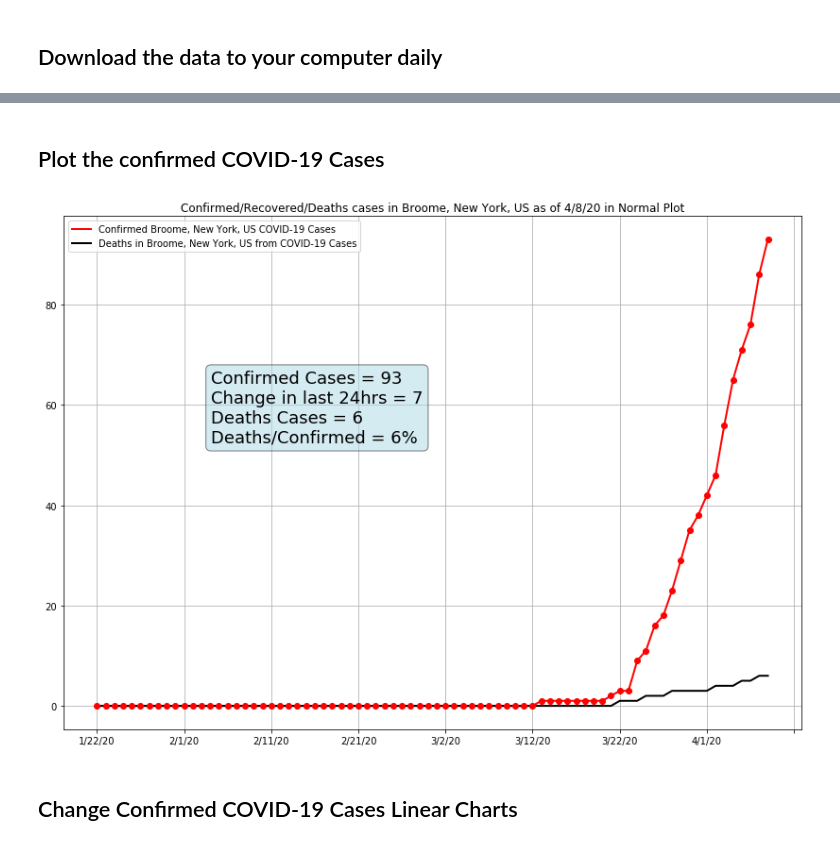
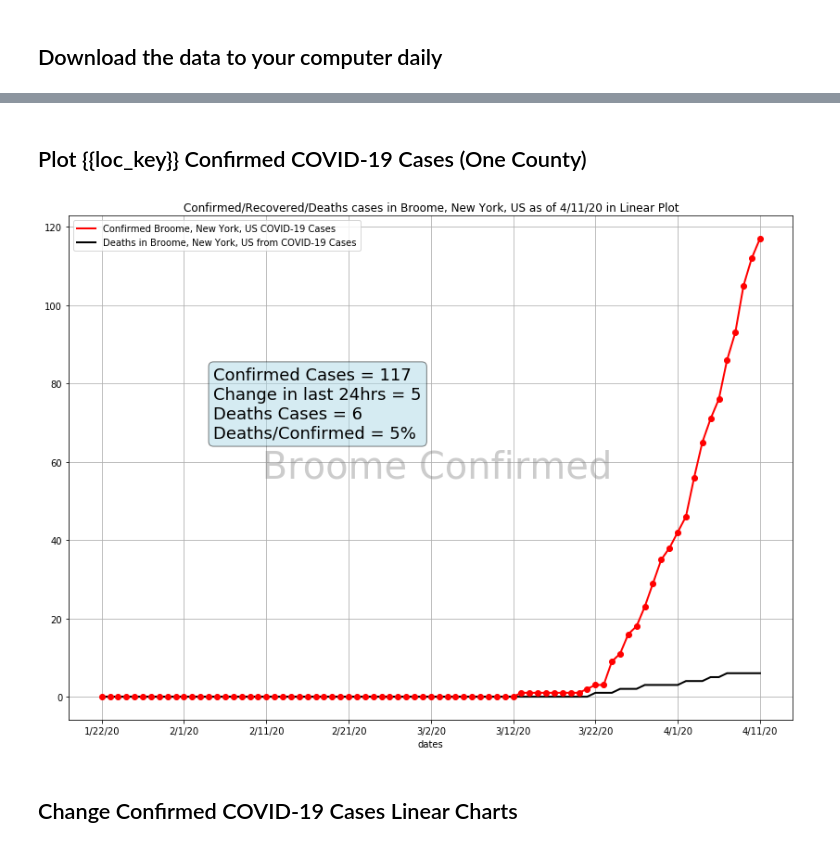
Before and after one commit to sabawi/COVID-19-R-NAUGHT, a Jupyter notebook: covid-19-r-naught-US-States.ipynb, the cells around one changed output, grey strips where cells are left out. Cells and saved outputs as stored; diff of their text form; code cells hidden in the pictures.

```diff
--- a/covid-19-r-naught-US-States.ipynb
+++ b/covid-19-r-naught-US-States.ipynb
@@ -93,34 +263,44 @@ us_df_deaths_cum = pd.DataFrame(usa_deaths[dates].sum(), columns=[colname_deaths
 # %% [markdown]
-## Plot the confirmed COVID-19 Cases
+## Plot {{loc_key}} Confirmed COVID-19 Cases (One County)
 # %%
 ## Plot the raw data (not logarithmic)
 fig, ax = plt.subplots(figsize=(14,10))
 #us_df = pd.DataFrame(usa[dates].sum(), columns=[colname])
 
-us_df_cumulative.plot(ax=ax,c='red', lw=2,title='Confirmed/Recovered/Deaths cases in '+loc_key+' as of '+str(us_df_cumulative.index[-1])+' in Normal Plot')
+by_county_conf_cum.plot(ax=ax,c='red', lw=2,title='Confirmed/Recovered/Deaths cases in '+loc_key+' as of '+str(by_county_conf_cum.index[-1])+' in Linear Plot')
 #us_df_recovered_cum.plot(ax=ax,c='green', lw=2)
-us_df_deaths_cum.plot(ax=ax,c='black', lw=2)
+by_county_death_cum.plot(ax=ax,c='black', lw=2)
 
-ax.plot(us_df_cumulative[colname],'o',c='red',lw=8)
+ax.plot(by_county_conf_cum[colname],'o',c='red',lw=8)
 
-last_conf = us_df_cumulative[colname][-1:][0]
+last_conf = by_county_conf_cum[colname][-1:].values[0]
+#print(last_conf)
 #last_recov = us_df_recovered_cum[colname_recovered][-1:][0]
-last_death = us_df_deaths_cum[colname_deaths][-1:][0]
-last_conf_change = us_df_cumulative[colname][-1:][0] - us_df_cumulative[colname][-2:][0]
+last_death = by_county_death_cum[colname_deaths][-1:].values[0]
+last_conf_change = by_county_conf_cum[colname][-1:].values[0] - by_county_conf_cum[colname][-2:].values[0]
 
 textstr = '\n'.join((
         r'Confirmed Cases = %.0f' % (last_conf, ),
         r'Change in last 24hrs = %.0f' % (last_conf_change,),
         r'Deaths Cases = %.0f' % (last_death, ),
         r'Deaths/Confirmed = %.0f%%' % (last_death*100/last_conf, )))
 
+ax.text(0.5,
+        0.5,
+        ' '+county + ' Confirmed',
+        horizontalalignment='center',
+        color='gray',
+        fontsize=40,
+        alpha=0.4,
+        verticalalignment='center',
+        transform=ax.transAxes)
 props = dict(boxstyle='round', facecolor='lightblue', alpha=0.5)
 ax.text(0.2, 0.70, textstr, transform=ax.transAxes, fontsize=18,
         verticalalignment='top', bbox=props)
 
 ax.grid(True,which="both")
 # %% [output]
-[figure, old version]
+[figure, new version]
 # %% [markdown]
 ## Change Confirmed COVID-19 Cases Linear Charts
 # %%
```
Also changed, not shown: parts of 15 cells of this notebook.
